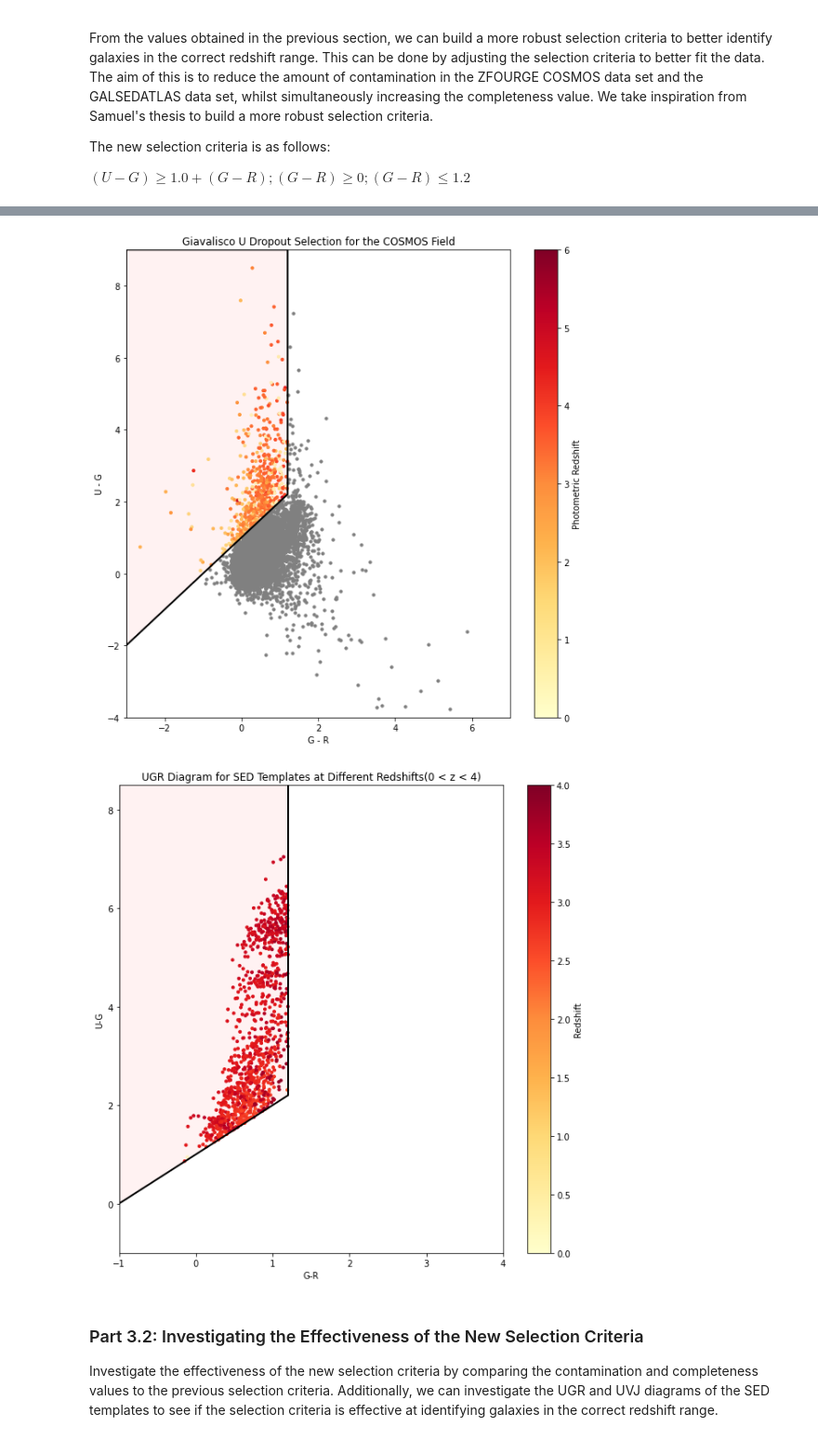
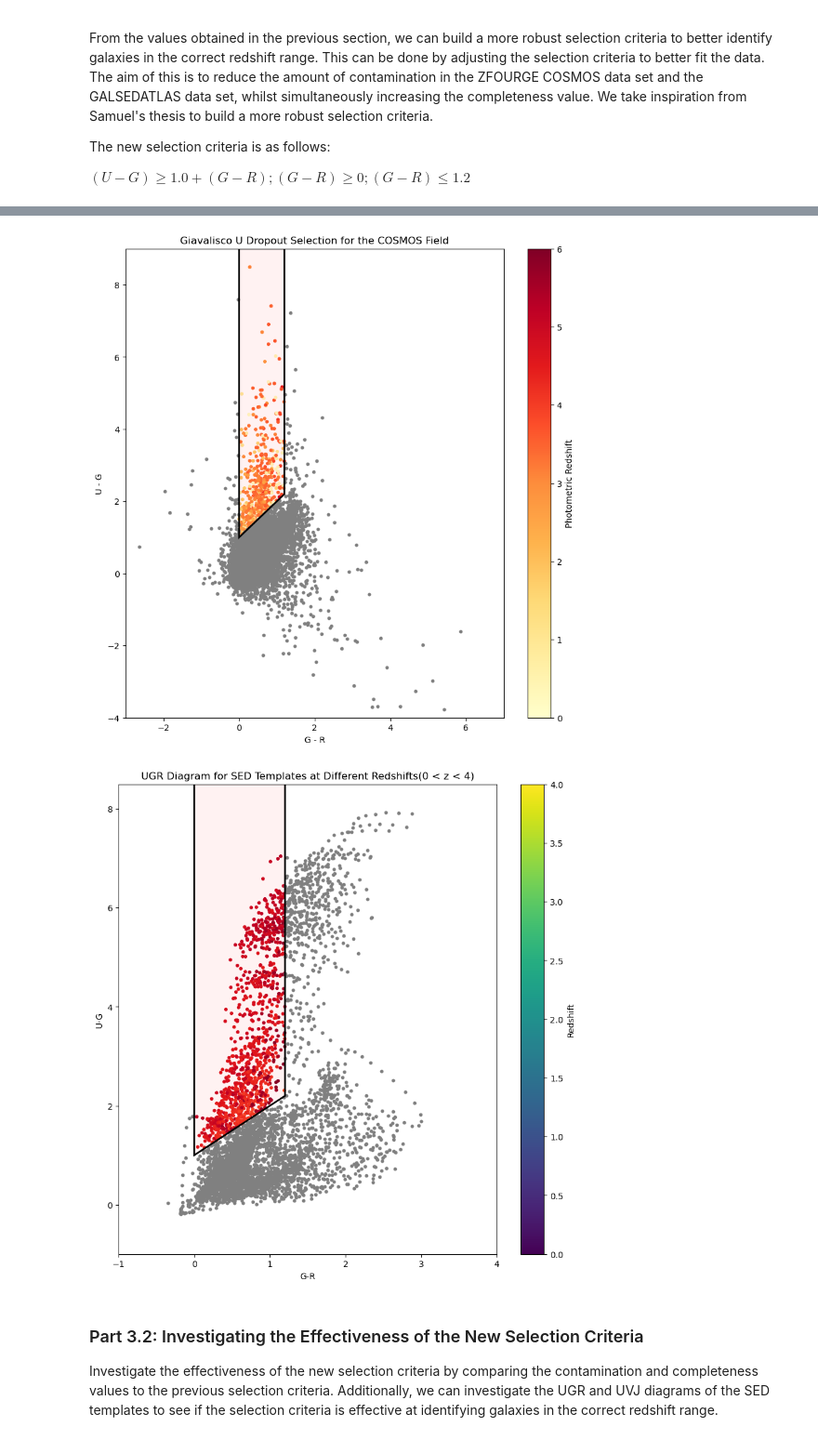
Before and after one commit to mitchellhooymans/LymanBreakActivity, a Jupyter notebook: LymanBreakActivity.ipynb, the cells around one changed output, grey strips where cells are left out. Shown at 93% size. Cells and saved outputs as stored; diff of their text form; code cells hidden in the pictures.

```diff
--- a/LymanBreakActivity.ipynb
+++ b/LymanBreakActivity.ipynb
@@ -1131,7 +1131,7 @@ plt.ylim(-4, 9)
 plt.clim(0, 6)
 plt.colorbar(label='Photometric Redshift')
 plt.scatter(gr[~new_selection_criteria], ug[~new_selection_criteria], c='grey', s=10)
-U_rule = [[1.2,9], [1.2,2.2], [0.6,1.6], [-3,-2], [-3,9]]
+U_rule = [[1.2,9], [1.2,2.2], [0.6,1.6], [0,1], [0,9]]
 plt.gca().add_patch(plt.Polygon(U_rule, closed=True, fill=True, facecolor=(1,0,0,0.05), edgecolor=(0,0,0,1), linewidth=2, linestyle='solid')) # This looks like the correct U dropout technique
 
 
@@ -1141,32 +1141,34 @@ plt.xlabel('G - R')
 plt.title('Giavalisco U Dropout Selection for the COSMOS Field')
 plt.show()
 # %% [output]
-[figure, old version]
+[figure, new version]
 # %%
 # Similarly recreating the UGR diagram for the SED templates
 
-new_selection_criteria_galsedatlas = ((ug_colours >= (1 + gr_colours)) & (gr_colours <= 1.2))
+new_selection_criteria_galsedatlas = ((ug_colours >= (1 + gr_colours)) & (gr_colours <= 1.2) & (gr_colours >= 0))
 
 plt.figure(figsize=(10, 10))
 
 # Plot the UGR diagram for the SED templates at different redshifts
-plt.scatter(gr_colours[new_selection_criteria_galsedatlas], ug_colours[new_selection_criteria_galsedatlas], c=redshifts[new_selection_criteria_galsedatlas], cmap="YlOrRd", s=10, label="z > 3.5")
+plt.scatter(gr_colours[new_selection_criteria_galsedatlas], ug_colours[new_selection_criteria_galsedatlas], c=redshifts[new_selection_criteria_galsedatlas], cmap="YlOrRd", s=10, label="z <= 3.5 and z >= 2.6")
+plt.scatter(gr_colours[~new_selection_criteria_galsedatlas], ug_colours[~new_selection_criteria_galsedatlas], c='grey', s=10, label="z > 3.5 or z < 2.6")
+
 plt.xlabel("G-R")
 plt.ylabel("U-G")
 plt.title("UGR Diagram for SED Templates at Different Redshifts(0 < z < 4)")
 plt.colorbar(label="Redshift")
 plt.clim(0, 4)
 
 
 # Additionally we can plot the UGR selection criteria on the UGR diagram
-U_rule = [[1.2,9], [1.2,2.2], [0.6,1.6], [-1,0], [-1,9]]
+U_rule = [[1.2,9], [1.2,2.2], [0.6,1.6], [0,1], [0,9]]
 plt.gca().add_patch(plt.Polygon(U_rule, closed=True, fill=True, facecolor=(1,0,0,0.05), edgecolor=(0,0,0,1), linewidth=2, linestyle='solid')) # This looks like the correct U dropout technique
 
 plt.xlim(-1, 4)
 plt.ylim(-1, 8.5)
 plt.show()
 # %% [output]
-[figure, old version]
+[figure, new version]
 # %% [markdown]
 ### Part 3.2: Investigating the Effectiveness of the New Selection Criteria
 Investigate the effectiveness of the new selection criteria by comparing the contamination and completeness values to the previous selection criteria. Additionally, we can investigate the UGR and UVJ diagrams of the SED templates to see if the selection criteria is effective at identifying galaxies in the correct redshift range.
```
Also changed, not shown: parts of 32 cells of this notebook.
